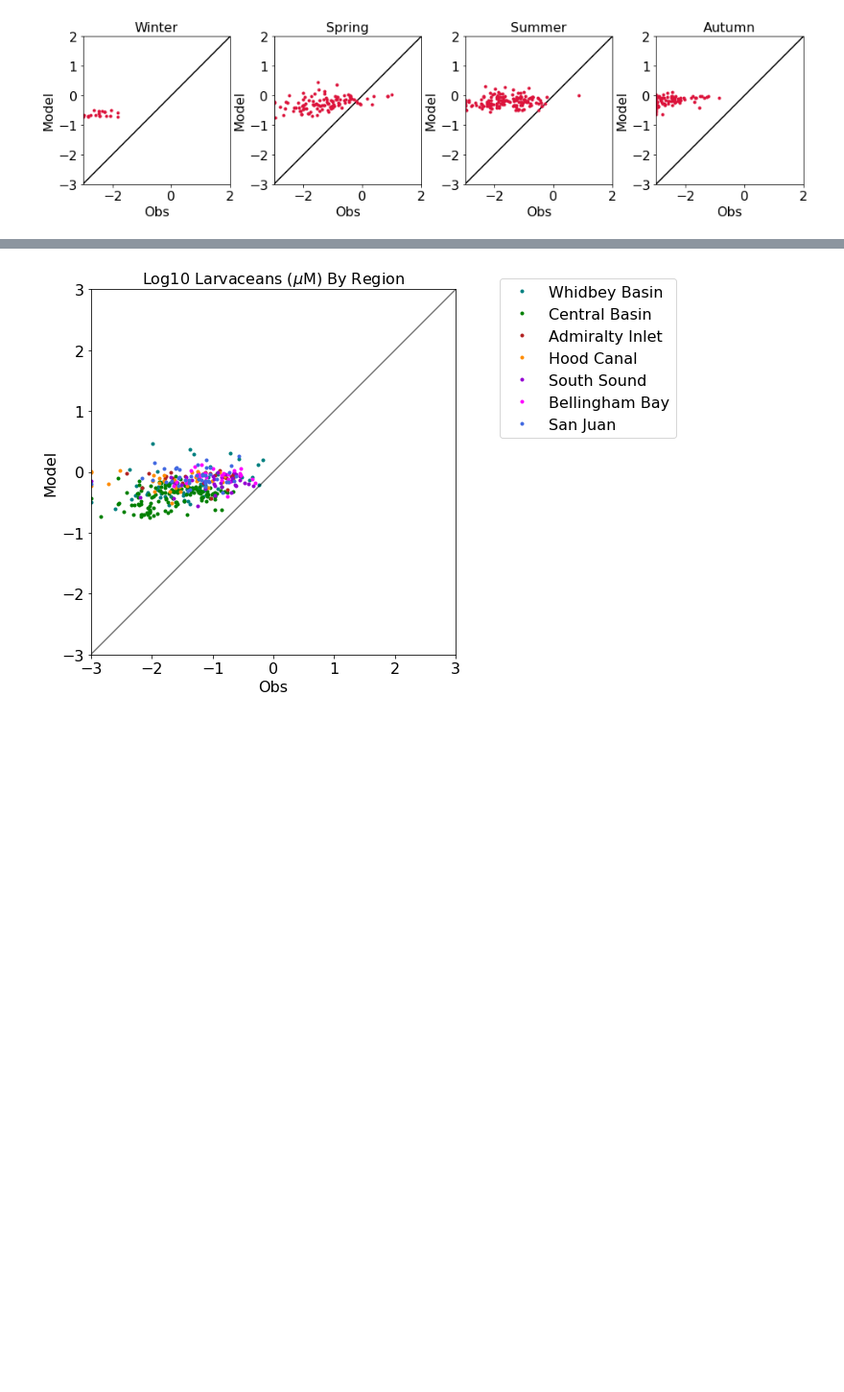
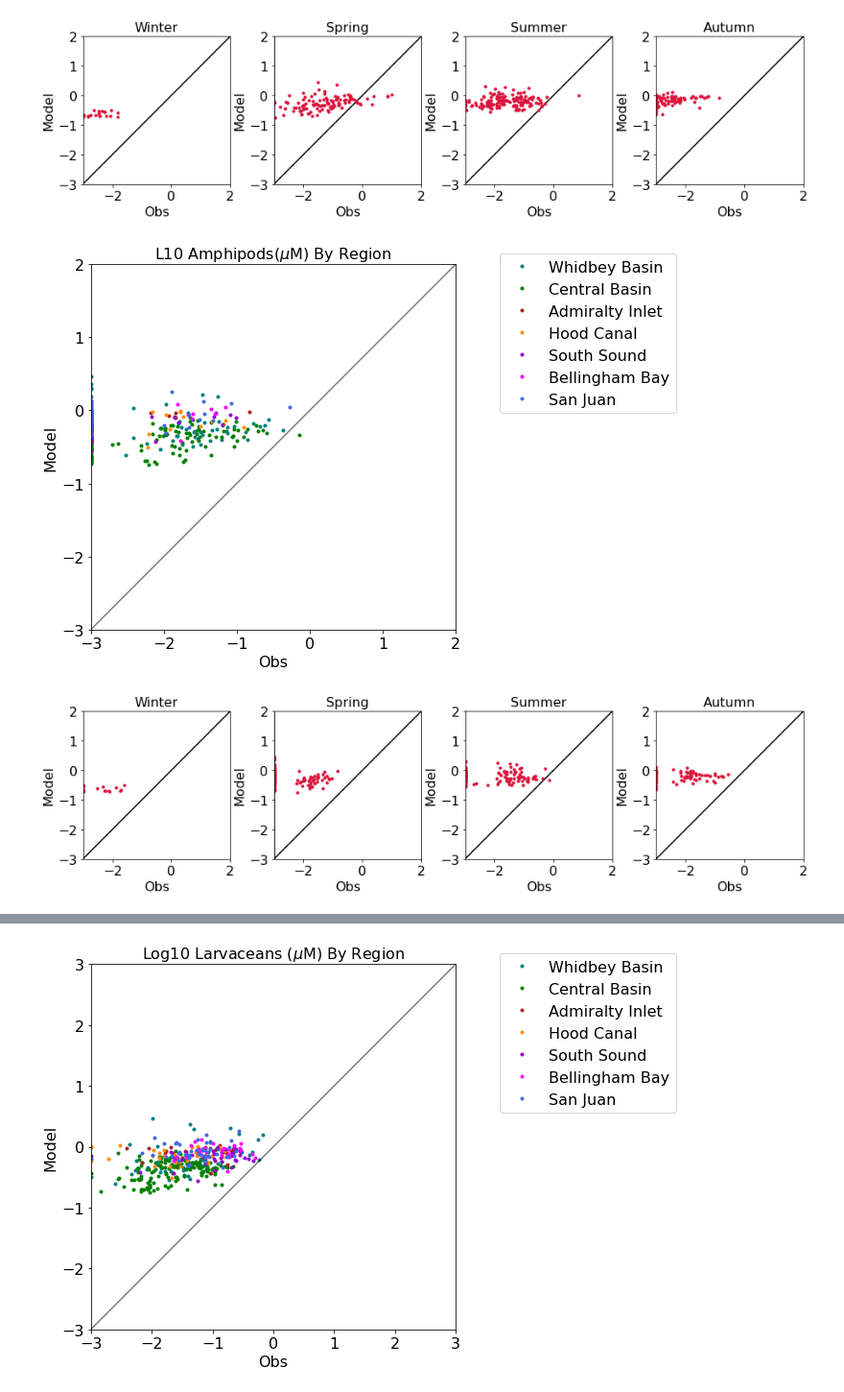
Before and after one commit to SalishSeaCast/analysis-karyn, a Jupyter notebook: notebooks/plotExamples/PugetSoundZoop.ipynb, the cells around one changed output, grey strips where cells are left out. Shown at 96% size. Cells and saved outputs as stored; diff of their text form; code cells hidden in the pictures; blank space fills up the shorter version.

```diff
--- a/notebooks/plotExamples/PugetSoundZoop.ipynb
+++ b/notebooks/plotExamples/PugetSoundZoop.ipynb
@@ -655,3 +680,14 @@ bySeason(ax,'L10Crabs','L10mod_mesozooplankton',(-3,2))
 # %% [output]
 [figure]
 [figure]
+# %%
+fig, ax = plt.subplots(1,1,figsize = (16,7))
+PS,l=byRegion(ax,'L10Amphipods','L10mod_mesozooplankton',(-3,2))
+ax.set_title('L10 Amphipods($\mu$M) By Region')
+ax.legend(bbox_to_anchor=(1.1, 1.05))
+
+fig, ax = plt.subplots(1,4,figsize = (16,3.3))
+bySeason(ax,'L10Amphipods','L10mod_mesozooplankton',(-3,2))
+# %% [output]
+[figure, added]
+[figure, added]
```
Also changed, not shown: parts of 23 cells of this notebook.
